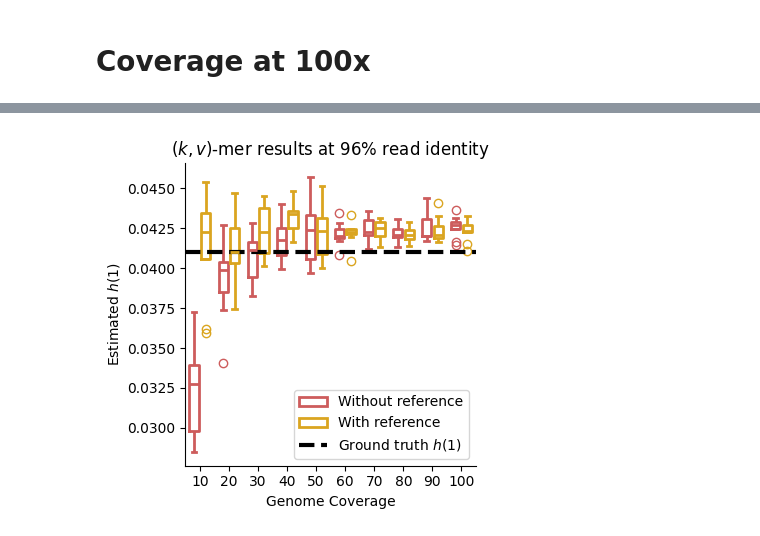
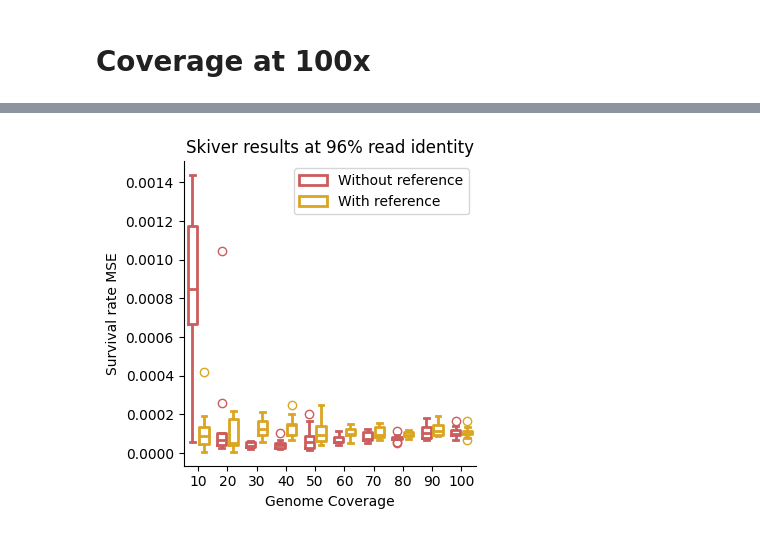
Before and after one commit to GZHoffie/skiver-test, a Jupyter notebook: experiments/coverage_dependence/plot_results.ipynb, the cells around one changed output, grey strips where cells are left out. Cells and saved outputs as stored; diff of their text form; code cells hidden in the pictures.

```diff
--- a/experiments/coverage_dependence/plot_results.ipynb
+++ b/experiments/coverage_dependence/plot_results.ipynb
@@ -27,13 +27,12 @@ kmer_hit_rate_csv = [
 ]
 
 labels = [
-    "Zymo Log, Nanopore GridION",
-    "Zymo Gut Microbiome, PacBio HiFi",
-    "B. subtilis, Illumina",
-    "B. subtilis, PacBio RSII",
-    "Human, Nanopore R10.4",
-    "Human, Nanopore R9.4",
-    "Human, PacBio HiFi"
+    "Read identity = 100%",
+    "Read identity = 98%",
+    "Read identity = 96%",
+    "Read identity = 94%",
+    "Read identity = 92%",
+    "Read identity = 90%"
 ]
 
 # Plot in 3 separate figures, the hazard ratio and the predicted k-mer hit rate.
@@ -338,45 +276,81 @@ plt.savefig("../../figures/simulated_data_error_rate.svg")
 # %%
 import seaborn as sns
 
-i = 2  # Index for 96% identity
+def find_survival_rate_mise_weibull(survival_rates, lambd, beta):
+    squared_error = []
+    for i in range(len(survival_rates)):
+        t = i+1
+        estimated_survival_rate = np.exp(-lambd * (t ** beta))
+        squared_error.append((estimated_survival_rate - survival_rates[i]) ** 2)
+
+    return np.mean(squared_error)
+
+def find_hazard_rate_mise_weibull(survival_rates, lambd, beta):
+    # calculate ground truth hazard rate
+    hazard_rates = []
+    for i in range(len(survival_rates)):
+        if i == 0:
+            hazard_rates.append(1 - survival_rates[i])
+        else:
+            hazard_rates.append(1 - survival_rates[i] / survival_rates[i-1])
+
+    squared_error = []
+    for i in range(len(survival_rates)):
+        t = i + 1
+        estimated_hazard_rate = 1 - np.exp(- lambd * (t ** beta - (t-1) ** beta))
+        squared_error.append((hazard_rates[i] - estimated_hazard_rate) ** 2)
+    return np.mean(squared_error)
+
+# Calculate hazard rate MISE and survival rate MISE for each estimate
+hazard_rate_mise = []
+survival_rate_mise = []
+
+for i in range(len(result_df)):
+    identity = result_df.iloc[i]['identity']
+    identity_index = id.index(identity)
+    hazard_rate_mise.append(find_hazard_rate_mise_weibull(ground_truth_survival_rates[identity_index], result_df.iloc[i]['lambda_estimate'], result_df.iloc[i]['beta_estimate']))
+    survival_rate_mise.append(find_survival_rate_mise_weibull(ground_truth_survival_rates[identity_index], result_df.iloc[i]['lambda_estimate'], result_df.iloc[i]['beta_estimate']))
+
+result_df['hazard_rate_mise'] = hazard_rate_mise
+result_df['survival_rate_mise'] = survival_rate_mise
 
 
-result_df_id = result_df[result_df['identity'] == id[i]]
+
+result_df_id = result_df[result_df['identity'] == 96]
 """
 sns.stripplot(
     data=result_df_100x, x="identity", y="error_estimate", hue="with_reference",
     dodge=True, alpha=.2, legend=False,
     palette=["indianred", "goldenrod"],
 )
 sns.pointplot(
     data=result_df_100x, x="identity", y="error_estimate", hue="with_reference",
     dodge=.4, linestyle="none", errorbar=None,
     marker="_", markersize=20, markeredgewidth=3,
     palette=["indianred", "goldenrod"],
 )
 """
 fig = plt.figure(figsize=(4, 4))
 plt.rc('axes.spines', **{'bottom':True, 'left':True, 'right':False, 'top':False})
+
 sns.boxplot(
-    data=result_df_id, x="coverage", y="error_estimate", hue="with_reference",
+    data=result_df_id, x="coverage", y="survival_rate_mise", hue="with_reference",
     fill=False, gap=.2,
     linewidth=2,
     flierprops={"marker": "o"},
     palette=["indianred", "goldenrod"],
 )
 plt.xlabel("Genome Coverage")
-plt.ylabel("Estimated $h(1)$")
-plt.title("$(k,v)$-mer results at 96% read identity")
+plt.ylabel("Survival rate MSE")
+plt.title("Skiver results at 96% read identity")
 
 # Plot ground truth as a lineplot
-ground_truth_error = [1 - np.exp(-l) for l in ground_truth_lambda[::-1]]
 #plt.plot(np.arange(len(ground_truth_lambda)), ground_truth_error, color='black', marker='d', linewidth=3, label='Ground truth error rate')
-plt.axhline(y=ground_truth_error[::-1][i], color='black', linewidth=3, linestyle='--', label='Ground truth $h(1)$')
 plt.legend()
 plt.tight_layout()
 plt.savefig("../../figures/simulated_data_coverage_dependence.svg")
 # %% [output]
-[figure, old version]
+[figure, new version]
 # %%
 fig, axes = plt.subplots(3, 2, figsize=(8, 10))
 axes = axes.flatten()
```
Also changed, not shown: parts of 6 cells of this notebook, 6 other files.
